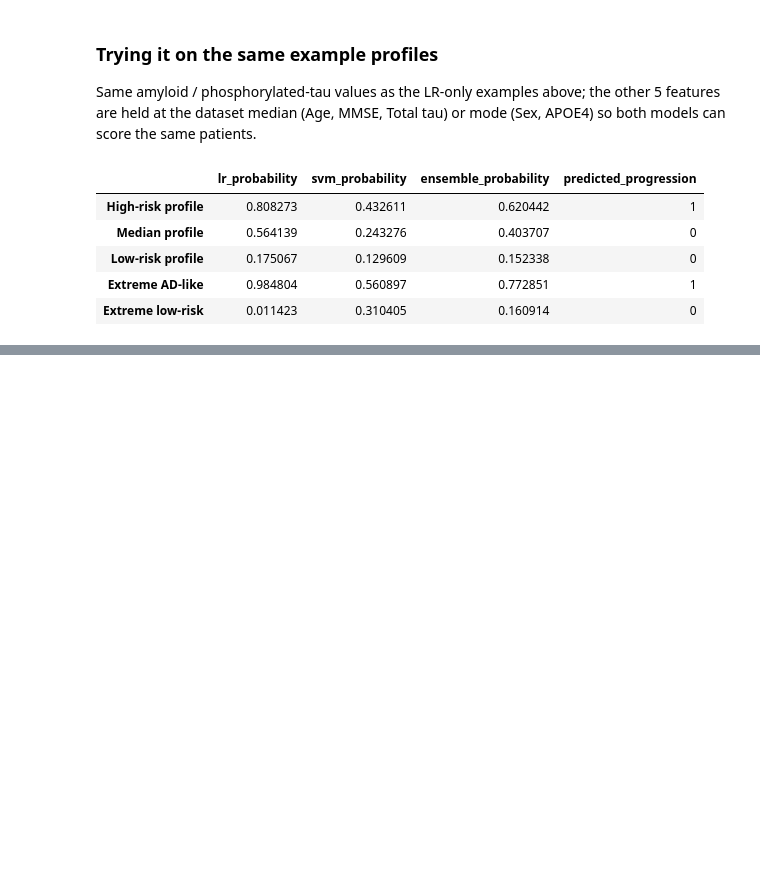
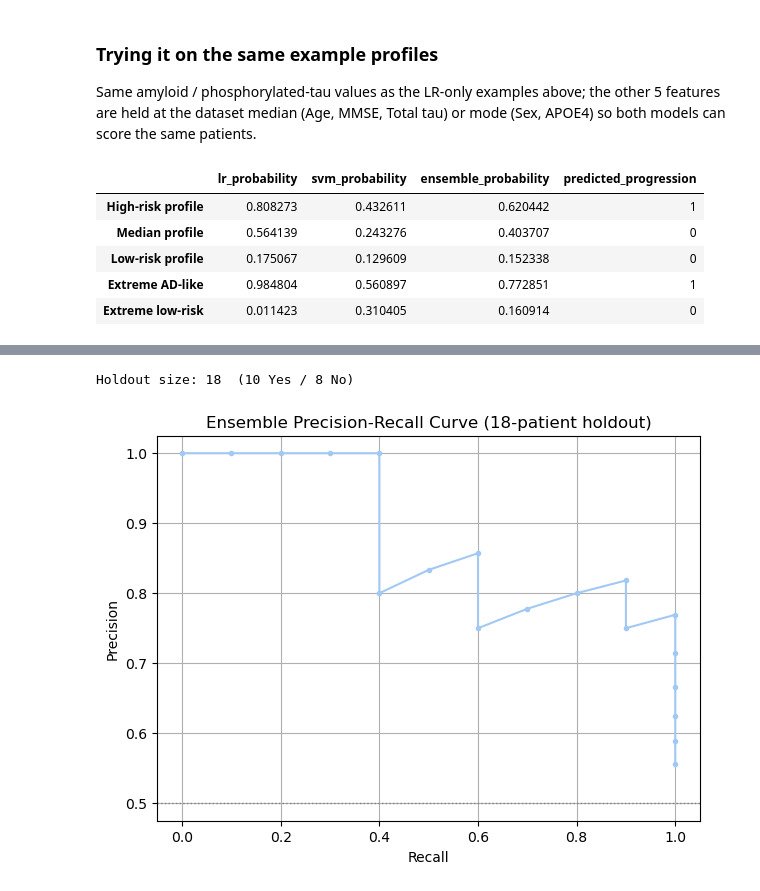
Before and after one commit to davidharrisnet/ucb_capstone_alzheimers, a Jupyter notebook: main.ipynb, the cells around one changed output, grey strips where cells are left out. Cells and saved outputs as stored; diff of their text form; code cells hidden in the pictures; blank space fills up the shorter version.

```diff
--- a/lipidomics2.ipynb
+++ b/main.ipynb
@@ -710,0 +214,7 @@ SVM model saved to alzheimers_progression_model_svm.joblib
+# %%
+import joblib
+
+# Loads the SVM model svm_pipeline.ipynb trained and saved (C=0.1, gamma='scale', all 7 features)
+svm_model = joblib.load('svm_progression_model.joblib')
+svm_features = joblib.load('svm_progression_model_features.joblib')
+print("Loaded SVM model from svm_progression_model.joblib")
@@ -761,0 +292,42 @@ predict_progression_ensemble(test_patients_full)
+# %%
+from sklearn.model_selection import train_test_split
+
+# Same MCI filtering/imputation/encoding as both pipeline notebooks, all 7 raw-named features
+mci_full = df[df["Progression to Alzheimer's Disease"].notna()].copy()
+numeric_cols = ['Age', 'MMSE', 'CSF Amyloid (pg/mL)', 'CSF Total tau (pg/mL)', 'CSF Phosphorylated tau (pg/mL)']
+for col in numeric_cols:
+    mci_full[col] = mci_full[col].fillna(mci_full[col].median())
+mci_full['APOE4'] = mci_full['APOE4'].fillna(mci_full['APOE4'].mode()[0])
+mci_full['Sex'] = (mci_full['Sex'] == 'Male').astype(int)
+mci_full['APOE4'] = (mci_full['APOE4'] == 'Yes').astype(int)
+mci_full['Target'] = (mci_full["Progression to Alzheimer's Disease"] == 'Yes').astype(int)
+
+ensemble_feature_cols = numeric_cols + ['Sex', 'APOE4']
+X_full = mci_full[ensemble_feature_cols]
+y_full = mci_full['Target']
+
+X_train_h, X_test_h, y_train_h, y_test_h = train_test_split(
+    X_full, y_full, test_size=0.2, stratify=y_full, random_state=42
+)
+print(f"Holdout size: {len(X_test_h)}  ({y_test_h.sum()} Yes / {len(y_test_h) - y_test_h.sum()} No)")
+
+ensemble_results = predict_progression_ensemble(X_test_h)
+ensemble_proba = ensemble_results['ensemble_probability'].values
+# %% [output]
+Holdout size: 18  (10 Yes / 8 No)
+# %%
+from sklearn.metrics import precision_recall_curve, roc_curve, auc
+
+precision, recall, pr_thresholds = precision_recall_curve(y_test_h, ensemble_proba)
+
+plt.figure(figsize=(7, 5))
+plt.plot(recall, precision, '-o', markersize=3)
+plt.axhline(0.5, color='gray', linestyle=':', linewidth=1)
+plt.xlabel('Recall')
+plt.ylabel('Precision')
+plt.title('Ensemble Precision-Recall Curve (18-patient holdout)')
+plt.grid(True)
+plt.savefig("images/ensemble_precision_recall.png", dpi=300, bbox_inches="tight")
+plt.show()
+# %% [output]
+[figure, added]
```
Also changed, not shown: parts of 32 cells of this notebook, 7 other files.
